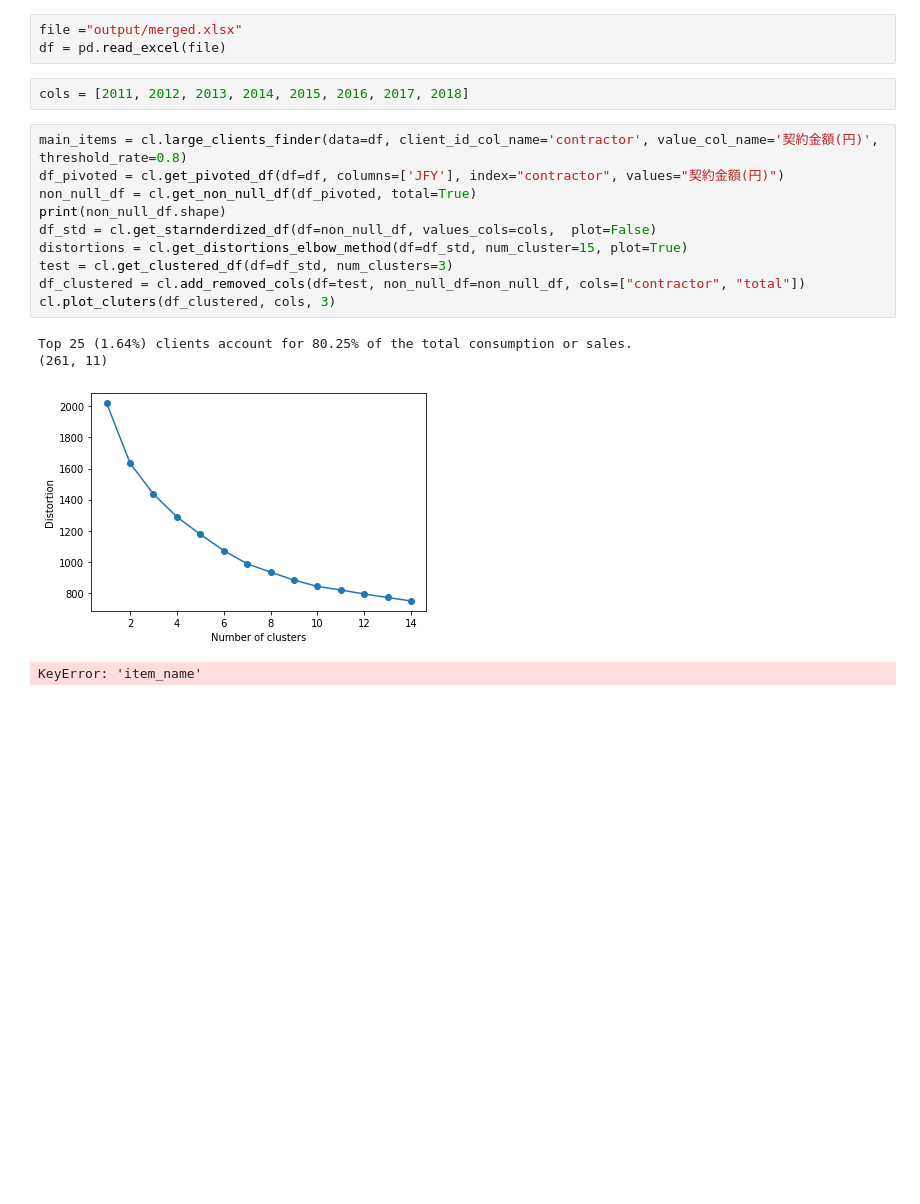
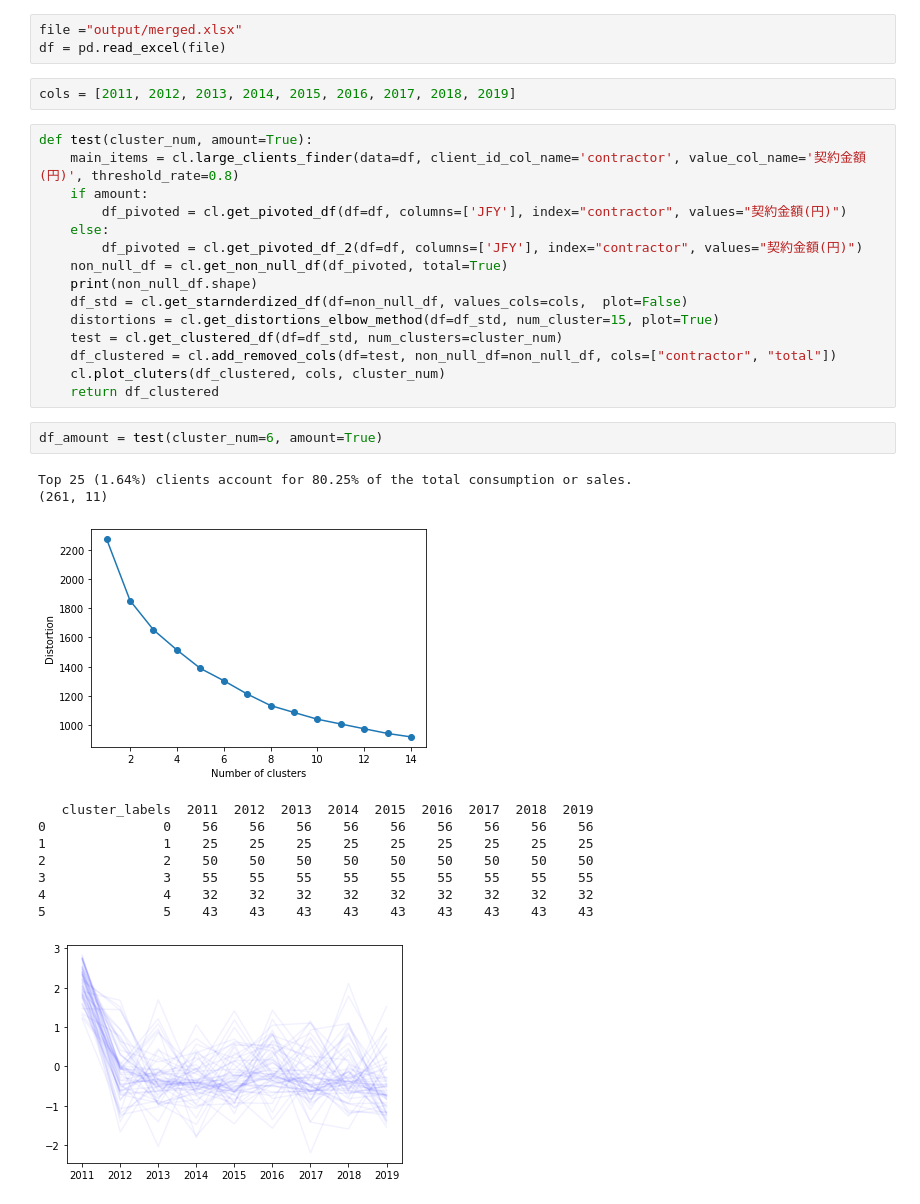
Before and after one commit to RossOkuno/atla_contract, a Jupyter notebook: run_clustering.ipynb, the cells around one changed output. Drawn from its saved outputs; the diff is of its cells as text; blank space fills up the shorter version.

```diff
--- a/run_clustering.ipynb
+++ b/run_clustering.ipynb
@@ -5,19 +5,33 @@ import clustering as cl
 file ="output/merged.xlsx"
 df = pd.read_excel(file)
 # %%
-cols = [2011, 2012, 2013, 2014, 2015, 2016, 2017, 2018]
+cols = [2011, 2012, 2013, 2014, 2015, 2016, 2017, 2018, 2019]
 # %%
-main_items = cl.large_clients_finder(data=df, client_id_col_name='contractor', value_col_name='契約金額(円)', threshold_rate=0.8)
-df_pivoted = cl.get_pivoted_df(df=df, columns=['JFY'], index="contractor", values="契約金額(円)")
-non_null_df = cl.get_non_null_df(df_pivoted, total=True)
-print(non_null_df.shape)
-df_std = cl.get_starnderdized_df(df=non_null_df, values_cols=cols,  plot=False)
-distortions = cl.get_distortions_elbow_method(df=df_std, num_cluster=15, plot=True)
-test = cl.get_clustered_df(df=df_std, num_clusters=3)
-df_clustered = cl.add_removed_cols(df=test, non_null_df=non_null_df, cols=["contractor", "total"])
-cl.plot_cluters(df_clustered, cols, 3)
+def test(cluster_num, amount=True):
+    main_items = cl.large_clients_finder(data=df, client_id_col_name='contractor', value_col_name='契約金額(円)', threshold_rate=0.8)
+    if amount:
+        df_pivoted = cl.get_pivoted_df(df=df, columns=['JFY'], index="contractor", values="契約金額(円)")
+    else:
+        df_pivoted = cl.get_pivoted_df_2(df=df, columns=['JFY'], index="contractor", values="契約金額(円)")
+    non_null_df = cl.get_non_null_df(df_pivoted, total=True)
+    print(non_null_df.shape)
+    df_std = cl.get_starnderdized_df(df=non_null_df, values_cols=cols,  plot=False)
+    distortions = cl.get_distortions_elbow_method(df=df_std, num_cluster=15, plot=True)
+    test = cl.get_clustered_df(df=df_std, num_clusters=cluster_num)
+    df_clustered = cl.add_removed_cols(df=test, non_null_df=non_null_df, cols=["contractor", "total"])
+    cl.plot_cluters(df_clustered, cols, cluster_num)
+    return df_clustered
-# %% [output]
-Top 25 (1.64%) clients account for 80.25% of the total consumption or sales.
-(261, 11)
-[figure, removed]
-KeyError: 'item_name'
+# %%
+df_amount = test(cluster_num=6, amount=True)
+# %% [output]
+Top 25 (1.64%) clients account for 80.25% of the total consumption or sales.
+(261, 11)
+[figure, added]
+   cluster_labels  2011  2012  2013  2014  2015  2016  2017  2018  2019
+0               0    56    56    56    56    56    56    56    56    56
+1               1    25    25    25    25    25    25    25    25    25
+2               2    50    50    50    50    50    50    50    50    50
+3               3    55    55    55    55    55    55    55    55    55
+4               4    32    32    32    32    32    32    32    32    32
+5               5    43    43    43    43    43    43    43    43    43
+[figure, added]
```
Also changed, not shown: parts of 8 cells of this notebook, 10 other files.
